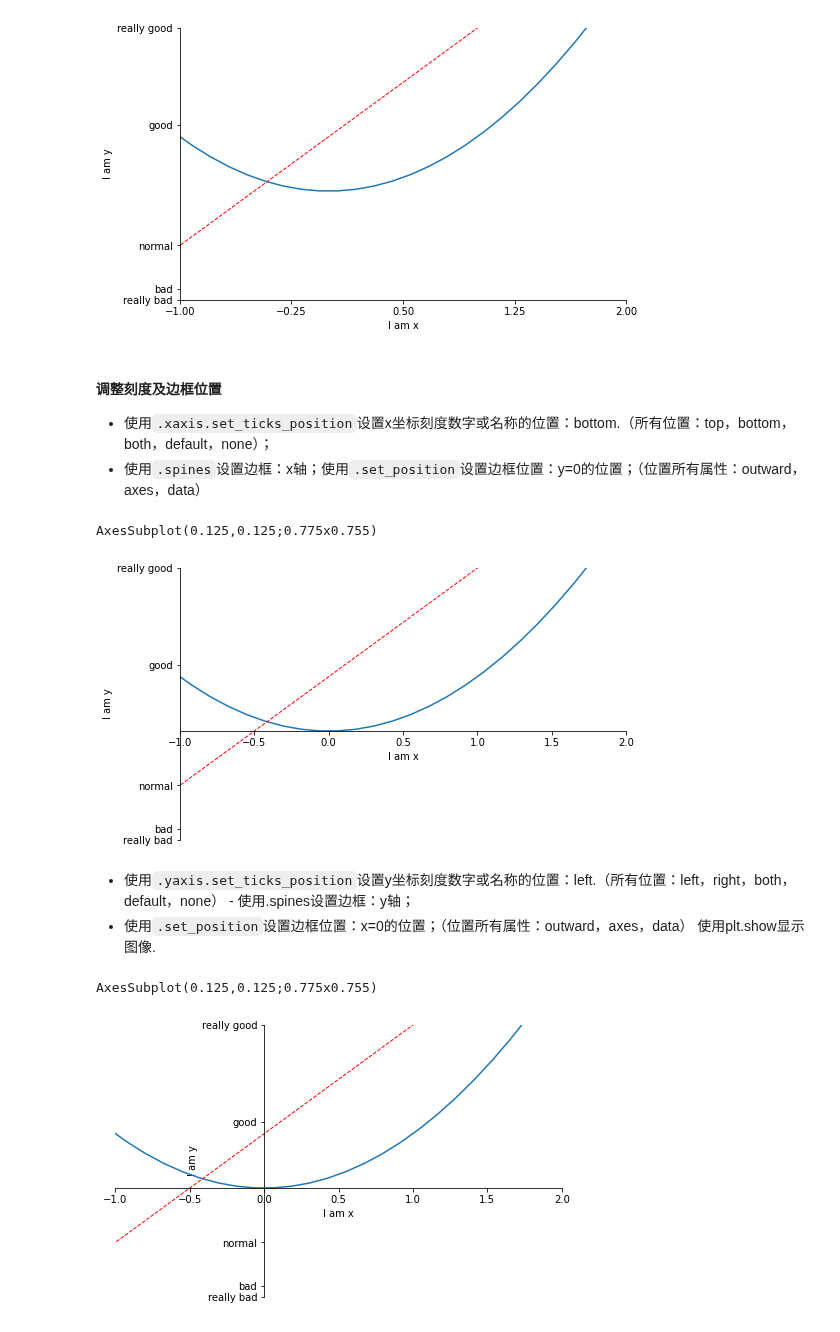
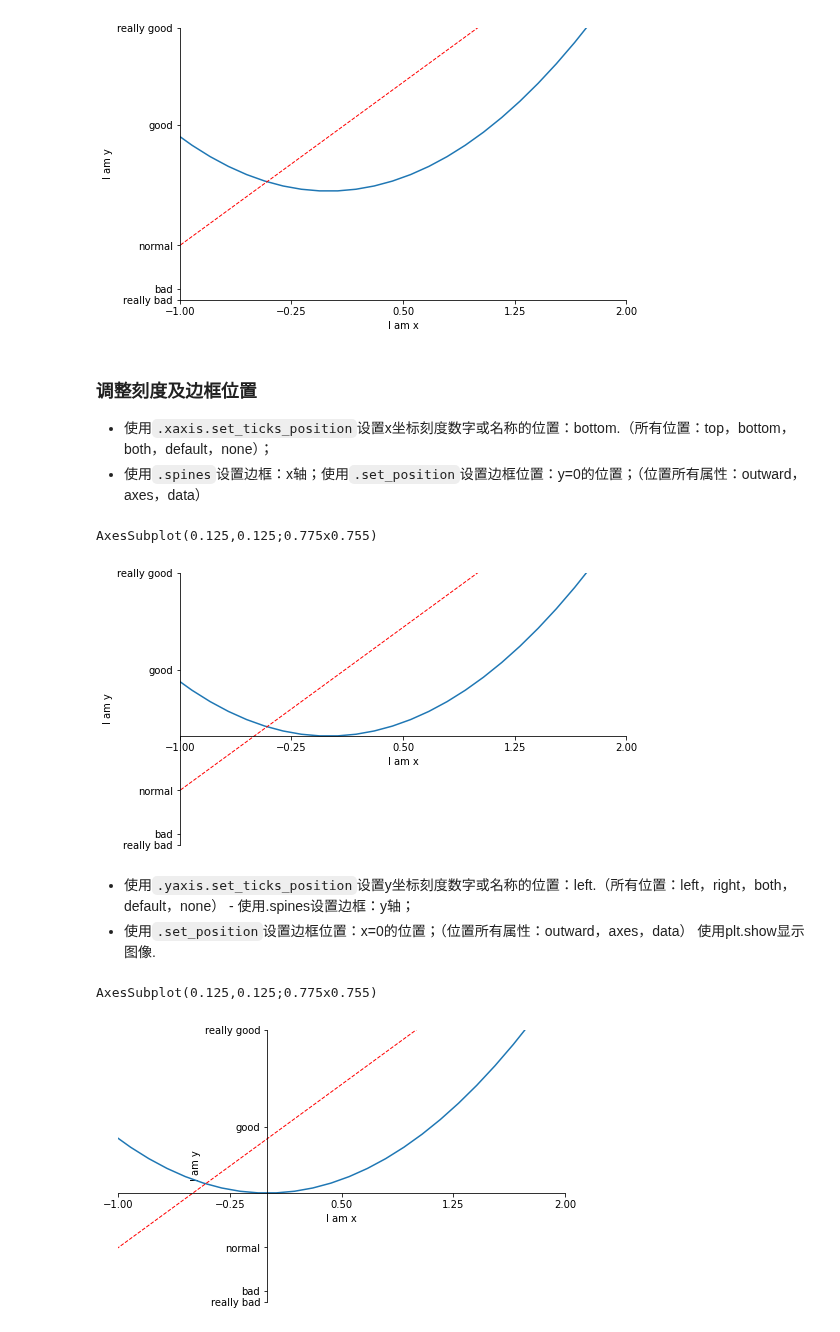
Before and after one commit to Jamie33/learngit, a Jupyter notebook: DataVisualization/matplotlib_learning.ipynb, the cells around one changed output. Cells and saved outputs as stored; diff of their text form; code cells hidden in the pictures.

```diff
--- a/DataVisualization/matplotlib_learning.ipynb
+++ b/DataVisualization/matplotlib_learning.ipynb
@@ -127,7 +123,7 @@ ax.spines['top'].set_color('none')
 AxesSubplot(0.125,0.125;0.775x0.755)
 [figure]
 # %% [markdown]
-#### 调整刻度及边框位置
+### 调整刻度及边框位置
 
 - 使用`.xaxis.set_ticks_position`设置x坐标刻度数字或名称的位置：bottom.（所有位置：top，bottom，both，default，none）；
 - 使用`.spines`设置边框：x轴；使用`.set_position`设置边框位置：y=0的位置；（位置所有属性：outward，axes，data）
@@ -140,7 +136,7 @@ plt.ylim((-2,3))
 plt.xlabel('I am x')
 plt.ylabel('I am y')
 new_ticks = np.linspace(-1,2,5)
-plt.xticks=(new_ticks)
+plt.xticks(new_ticks)
 plt.yticks([-2, -1.8, -1, 1.22, 3],["really bad","bad","normal","good", "really good"])
 ax = plt.gca()
 print(ax)
@@ -150,30 +146,30 @@ ax.xaxis.set_ticks_position('bottom')  # x坐标刻度位置
 ax.spines['bottom'].set_position(('data', 0))
 # %% [output]
 AxesSubplot(0.125,0.125;0.775x0.755)
-[figure, old version]
+[figure, new version]
 # %% [markdown]
 - 使用`.yaxis.set_ticks_position`设置y坐标刻度数字或名称的位置：left.（所有位置：left，right，both，default，none） - 使用.spines设置边框：y轴；
 - 使用`.set_position`设置边框位置：x=0的位置；（位置所有属性：outward，axes，data） 使用plt.show显示图像.
 # %%
 plt.figure(num=3,figsize=(8,5))
 plt.plot(x,y2)
 plt.plot(x,y1,color='red',linewidth=1.0,linestyle='--')
 plt.xlim((-1,2))
 plt.ylim((-2,3))
 plt.xlabel('I am x')
 plt.ylabel('I am y')
 new_ticks = np.linspace(-1,2,5)
-plt.xticks=(new_ticks)
+plt.xticks(new_ticks)
 plt.yticks([-2, -1.8, -1, 1.22, 3],["really bad","bad","normal","good", "really good"])
 ax = plt.gca()
 print(ax)
 ax.spines['right'].set_color('none')
 ax.spines['top'].set_color('none')
 ax.xaxis.set_ticks_position('bottom')  # x坐标刻度位置
 ax.spines['bottom'].set_position(('data', 0))
 ax.yaxis.set_ticks_position('left')
 ax.spines['left'].set_position(('data',0))
 # %% [output]
 AxesSubplot(0.125,0.125;0.775x0.755)
-[figure, old version]
+[figure, new version]
 # %% [markdown]
```
Also changed, not shown: parts of 27 cells of this notebook.
